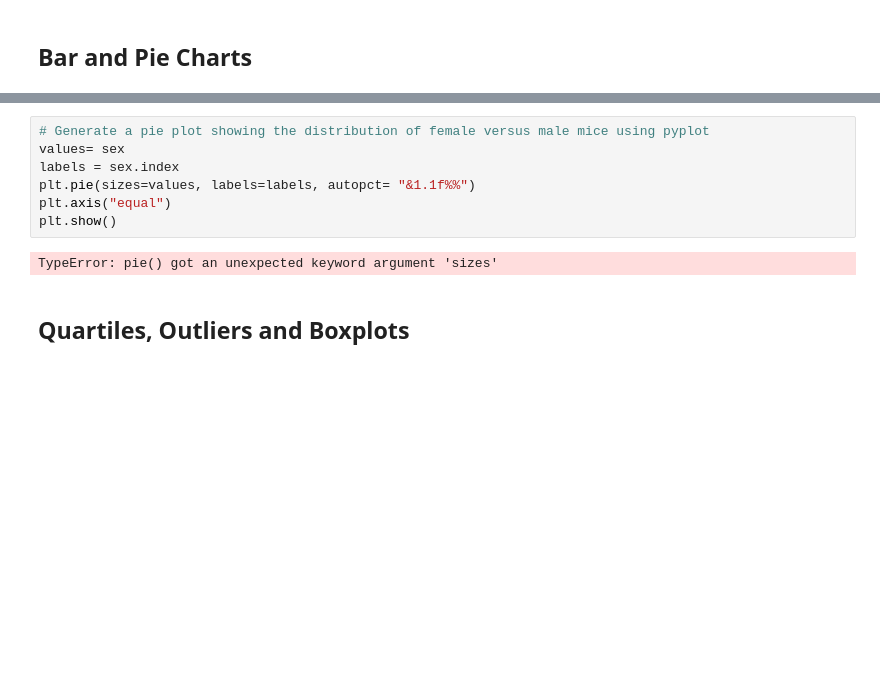
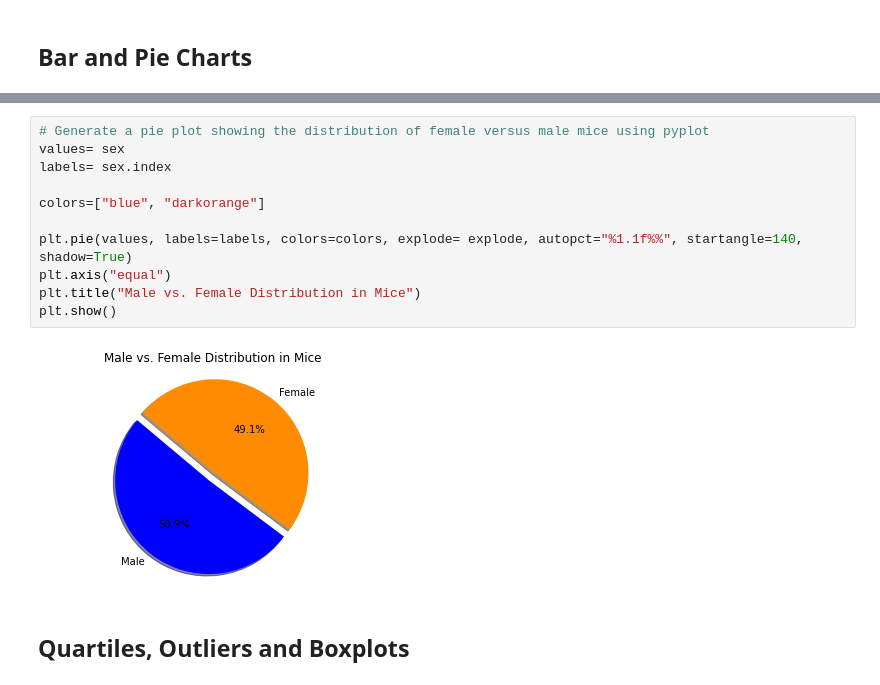
Before and after one commit to eenabow/Matplotlib_challenge, a Jupyter notebook: Pymaceuticals/pymaceuticals_starter.ipynb, the cells around one changed output, grey strips where cells are left out. Saved outputs shown, nothing was run; the diff lists cells and outputs as text; blank space fills up the shorter version.

```diff
--- a/Pymaceuticals/pymaceuticals_starter.ipynb
+++ b/Pymaceuticals/pymaceuticals_starter.ipynb
@@ -208,12 +215,16 @@ sex.plot(kind="pie", title="Gender Distribution of Experiment Mice", labels=labe
 # %%
 # Generate a pie plot showing the distribution of female versus male mice using pyplot
 values= sex
-labels = sex.index
-plt.pie(sizes=values, labels=labels, autopct= "&1.1f%%")
+labels= sex.index
+
+colors=["blue", "darkorange"]
+
+plt.pie(values, labels=labels, colors=colors, explode= explode, autopct="%1.1f%%", startangle=140, shadow=True)
 plt.axis("equal")
+plt.title("Male vs. Female Distribution in Mice")
 plt.show()
 # %% [output]
-TypeError: pie() got an unexpected keyword argument 'sizes'
+[figure, added]
 # %% [markdown]
 ## Quartiles, Outliers and Boxplots
 # %%
```
Also changed, not shown: parts of 8 cells of this notebook.
